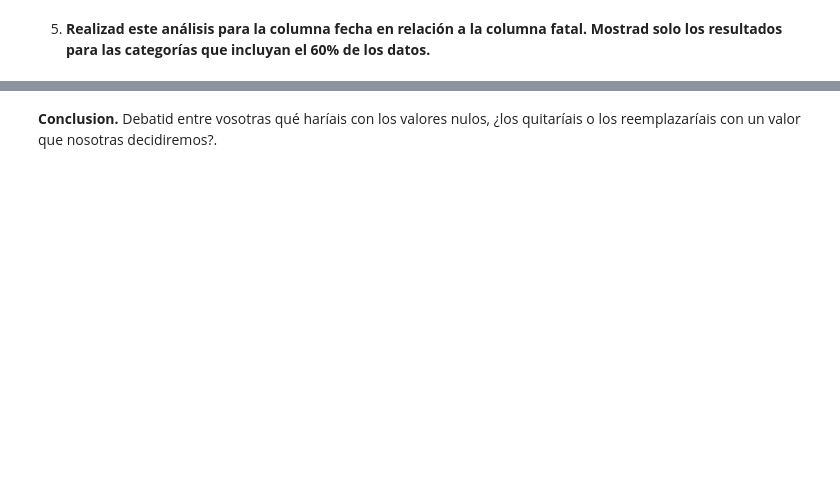
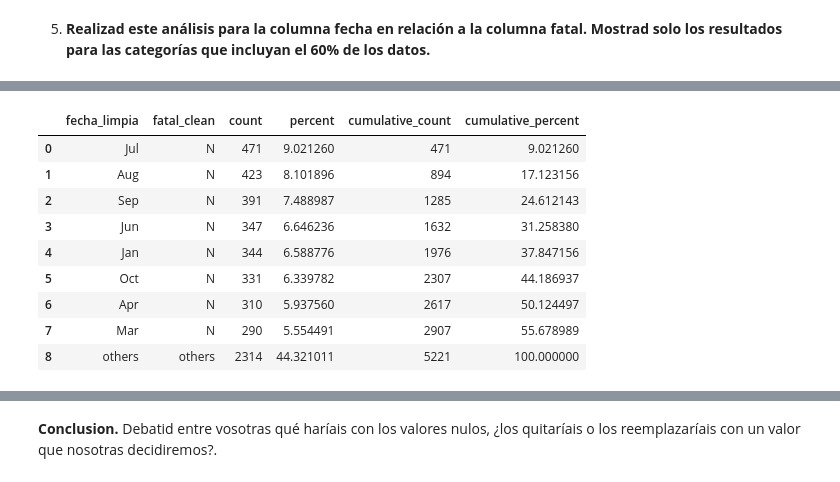
Before and after one commit to Adalab/DA-promo-A-module-2-pairprog-2-pair-3-Alicia-Laura, a Jupyter notebook: EDA/Pair_EDA_2.ipynb, the cells around one changed output, grey strips where cells are left out. Saved outputs shown, nothing was run; the diff lists cells and outputs as text; code cells hidden in the pictures; blank space fills up the shorter version.

```diff
--- a/EDA/Pair_EDA_2.ipynb
+++ b/EDA/Pair_EDA_2.ipynb
@@ -16,0 +100,13 @@ import sidetable
+# %%
+df.stb.freq(["fecha_limpia", 'fatal_clean'], thresh = 60)
+# %% [output]
+|  | fecha_limpia | fatal_clean | count | percent | cumulative_count | cumulative_percent |
+| 0 | Jul | N | 471 | 9.021260 | 471 | 9.021260 |
+| 1 | Aug | N | 423 | 8.101896 | 894 | 17.123156 |
+| 2 | Sep | N | 391 | 7.488987 | 1285 | 24.612143 |
+| 3 | Jun | N | 347 | 6.646236 | 1632 | 31.258380 |
+| 4 | Jan | N | 344 | 6.588776 | 1976 | 37.847156 |
+| 5 | Oct | N | 331 | 6.339782 | 2307 | 44.186937 |
+| 6 | Apr | N | 310 | 5.937560 | 2617 | 50.124497 |
+| 7 | Mar | N | 290 | 5.554491 | 2907 | 55.678989 |
+| 8 | others | others | 2314 | 44.321011 | 5221 | 100.000000 |
```
Also changed, not shown: parts of 14 cells of this notebook.
